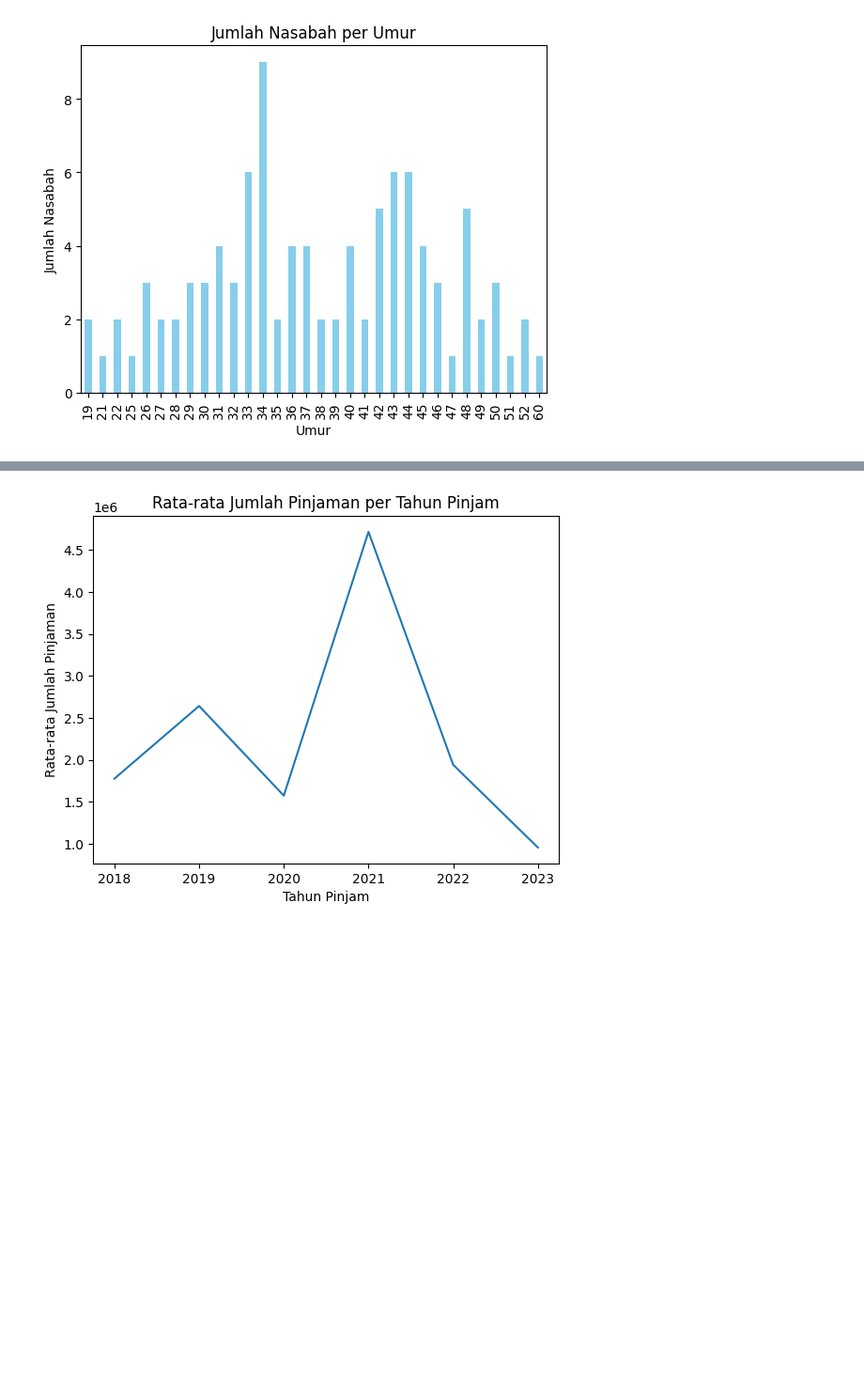
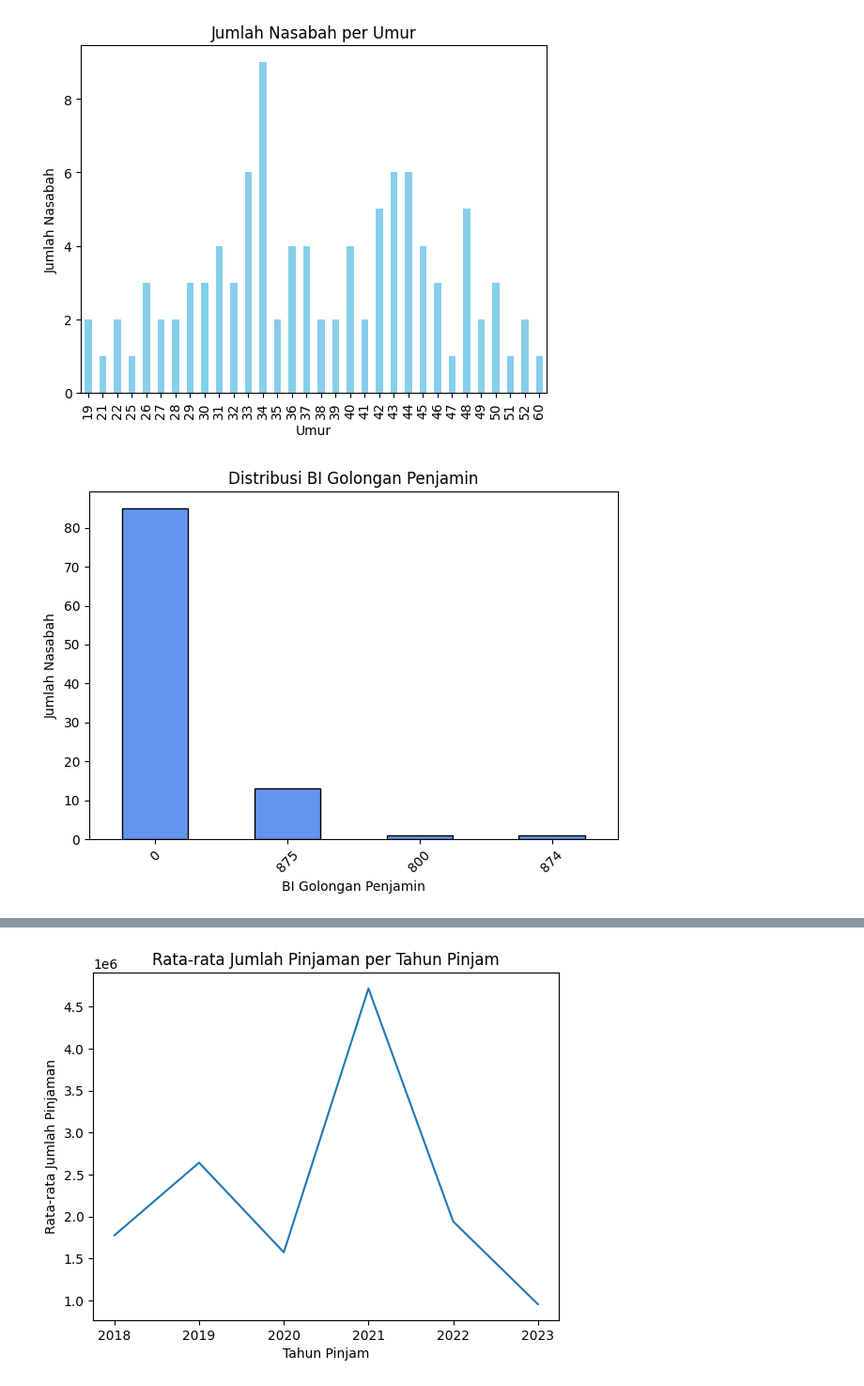
Before and after one commit to Rangga11268/TUGAS-data-science, a Jupyter notebook: project ADS fix.ipynb, the cells around one changed output, grey strips where cells are left out. Shown at 94% size. Saved outputs shown, nothing was run; the diff lists cells and outputs as text; code cells hidden in the pictures; blank space fills up the shorter version.

```diff
--- a/project ADS fix.ipynb
+++ b/project ADS fix.ipynb
@@ -190,3 +212,14 @@ pit.title('Jumlah Nasabah per Umur')
 pit.show()
 # %% [output]
 [figure]
+# %%
+from matplotlib import pyplot as plt
+data['bi_gol_penjamin'].value_counts().plot(kind='bar', color='cornflowerblue', edgecolor='black')
+plt.xlabel('BI Golongan Penjamin')
+plt.ylabel('Jumlah Nasabah')
+plt.title('Distribusi BI Golongan Penjamin')
+plt.xticks(rotation=45)
+plt.tight_layout()
+plt.show()
+# %% [output]
+[figure, added]
```
Also changed, not shown: parts of 21 cells of this notebook.
